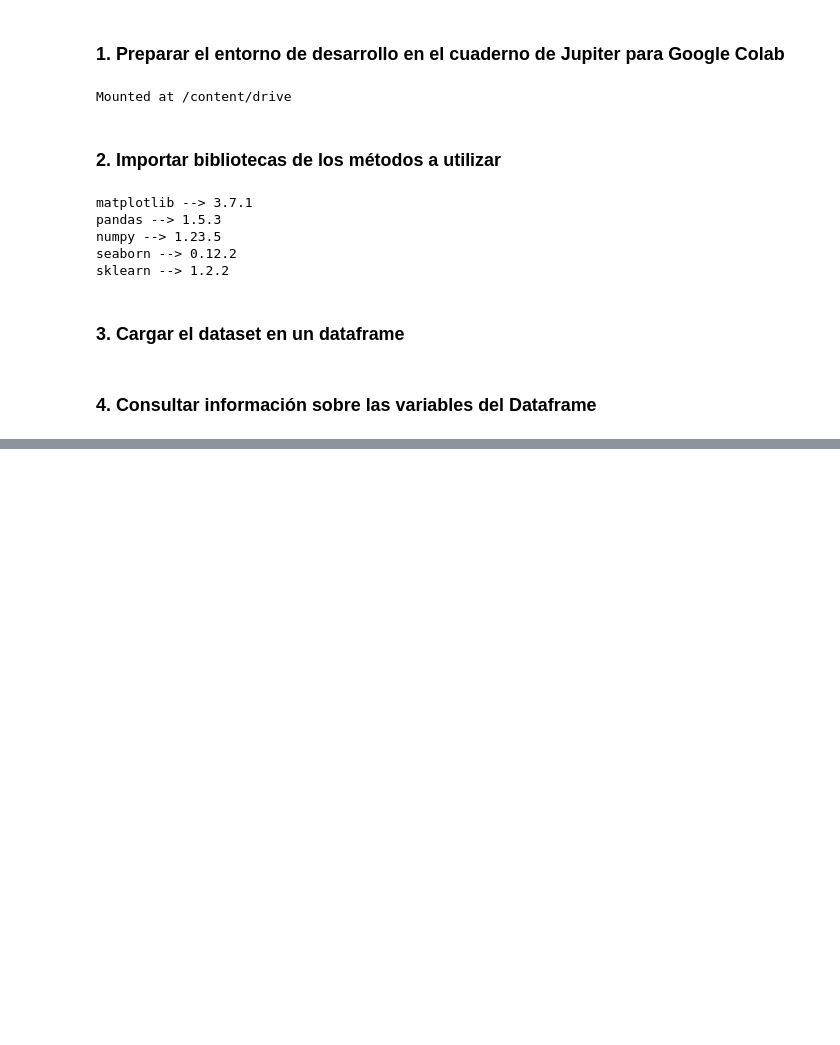
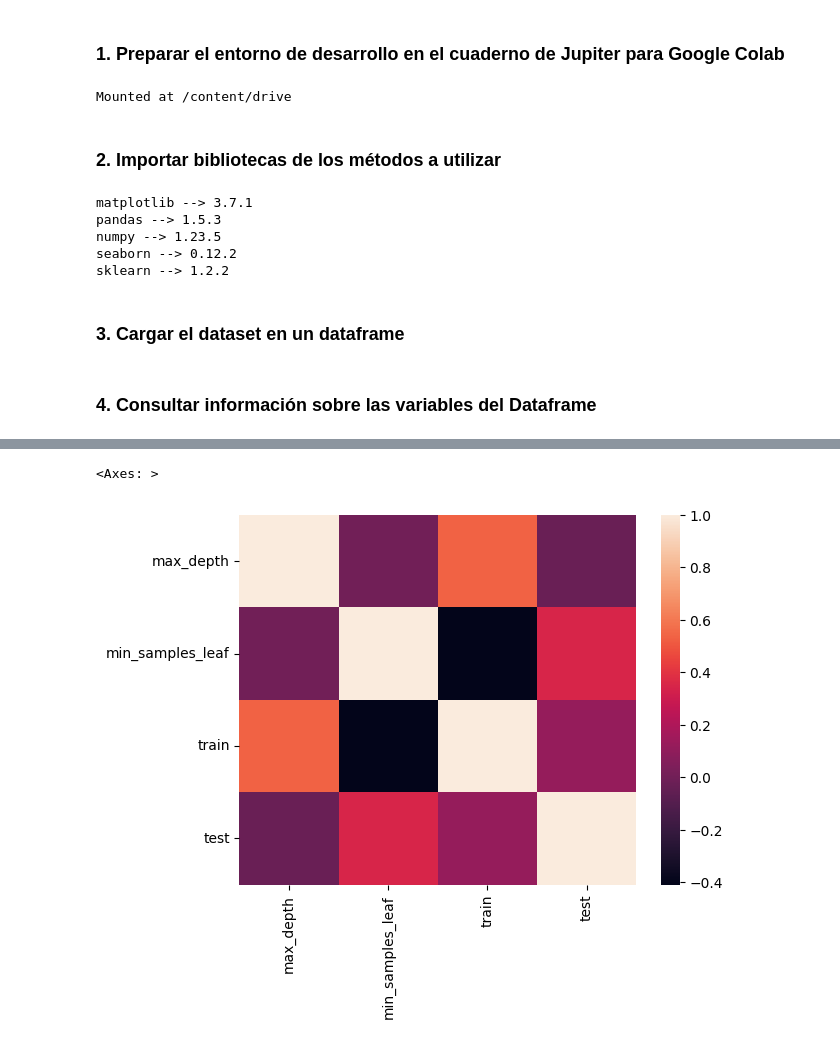
Before and after one commit to JuanPerezMolina/machine_learning_optimizacion_modelos_hiperparametros, a Jupyter notebook: 231125-1_ml_optimizacion_modelos_hiperparametros.ipynb, the cells around one changed output, grey strips where cells are left out. Cells and saved outputs as stored; diff of their text form; code cells hidden in the pictures; blank space fills up the shorter version.

```diff
--- a/231125-1_ml_optimizacion_modelos_hiperparametros.ipynb
+++ b/231125-1_ml_optimizacion_modelos_hiperparametros.ipynb
@@ -186,0 +320,26 @@ imprime_resultados(results)
+# %%
+#Optimizar de manera eficiente dos hiper-parámetros
+def iniciar_arbol_de_decision(max_depth, min_samples_leaf):
+  SEED = 301
+  np.random.seed(SEED)
+
+  cv = GroupKFold(n_splits = 10)
+  modelo = DecisionTreeClassifier(max_depth=max_depth, min_samples_leaf=min_samples_leaf)
+  results = cross_validate(modelo, x_ord, y_ord, cv = cv, groups = datos_ventas_vehiculos_df.modelo, return_train_score=True)
+  train_score = results['train_score'].mean()*100
+  test_score = results['test_score'].mean()*100
+  print('Arbol max_depth = %d, min_samples_leaf = %d, training = %.2f, testing = %.2f' % (max_depth, min_samples_leaf, train_score, test_score))
+  tabla = [max_depth, min_samples_leaf, train_score, test_score]
+  return tabla
+
+def buscar():
+  resultados = []
+  for max_depth in range(1,33):
+    for min_samples_leaf in [32, 64, 128, 256]:
+      tabla = iniciar_arbol_de_decision(max_depth, min_samples_leaf)
+      resultados.append(tabla)
+  resultados = pd.DataFrame(resultados, columns=['max_depth','min_samples_leaf','train','test'])
+  return resultados
+
+resultados = buscar()
+resultados.head()
@@ -186,0 +361,3 @@ imprime_resultados(results)
+# %%
+corr = resultados.corr()
+corr
@@ -186,0 +370,6 @@ imprime_resultados(results)
+# %%
+# la biblioteca seaborn tiene un mapa de calor llamado heatmap.
+sns.heatmap(corr)
+# %% [output]
+<Axes: >
+[figure, added]
```
Also changed, not shown: parts of 65 cells of this notebook, 1 other file.
